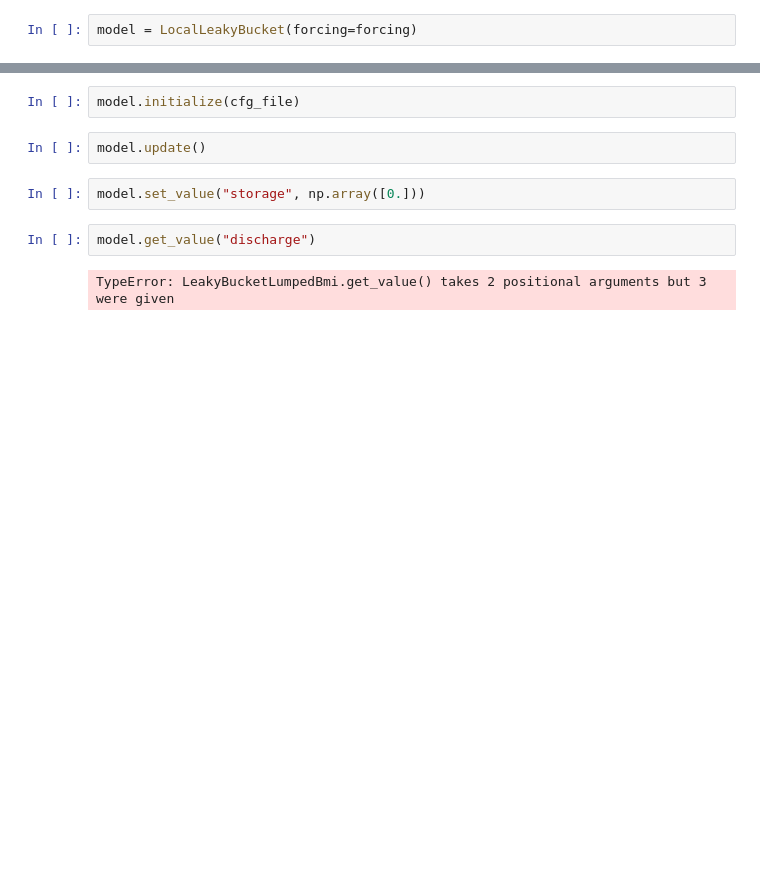
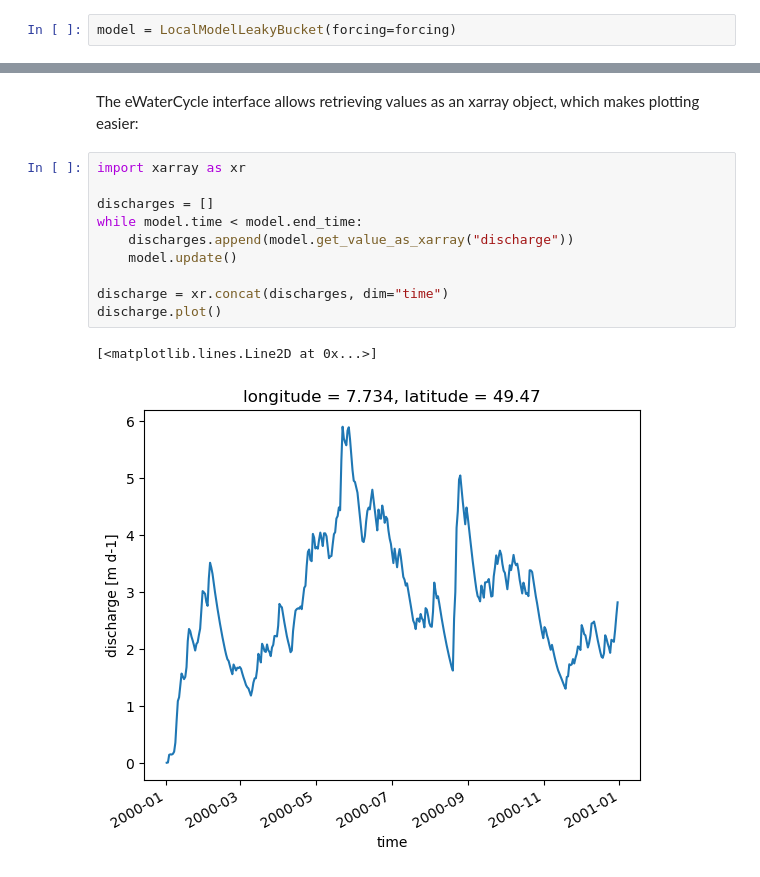
Before and after one commit to eWaterCycle/ewatercycle-leakybucket, a Jupyter notebook: 02_ewatercycle_local_model.ipynb, the cells around one changed output, grey strips where cells are left out. Cells and saved outputs as stored; diff of their text form; blank space fills up the shorter version.

Commit message:
Add LeakyBucket as eWC model (Local & Container)

```diff
--- a/02_ewatercycle_local_model.ipynb
+++ b/02_ewatercycle_local_model.ipynb
@@ -31,2 +37,2 @@ WARNING:esmvalcore.config._dask:Using the Dask basic scheduler. This may lead to
 # %%
-model = LocalLeakyBucket(forcing=forcing)
+model = LocalModelLeakyBucket(forcing=forcing)
@@ -35,10 +45,15 @@ cfg_file,_ = model.setup(leakiness=0.05)
-# %%
-model.initialize(cfg_file)
-# %%
-model.update()
-# %%
-model.set_value("storage", np.array([0.]))
-# %%
-model.get_value("discharge")
-# %% [output]
-TypeError: LeakyBucketLumpedBmi.get_value() takes 2 positional arguments but 3 were given
+# %% [markdown]
+The eWaterCycle interface allows retrieving values as an xarray object, which makes plotting easier:
+# %%
+import xarray as xr
+
+discharges = []
+while model.time < model.end_time:
+    discharges.append(model.get_value_as_xarray("discharge"))
+    model.update()
+
+discharge = xr.concat(discharges, dim="time")
+discharge.plot()
+# %% [output]
+[<matplotlib.lines.Line2D at 0x...>]
+[figure, added]
```
Also changed, not shown: parts of 5 cells of this notebook, 5 other files.
